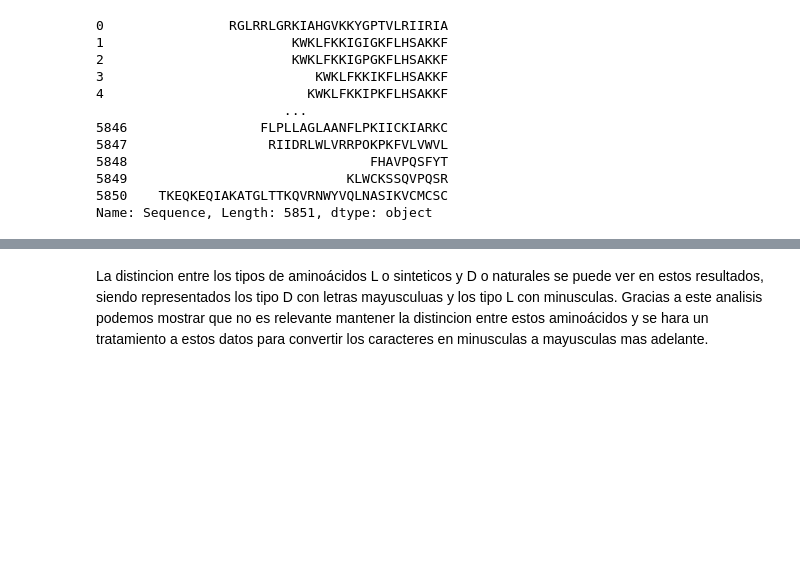
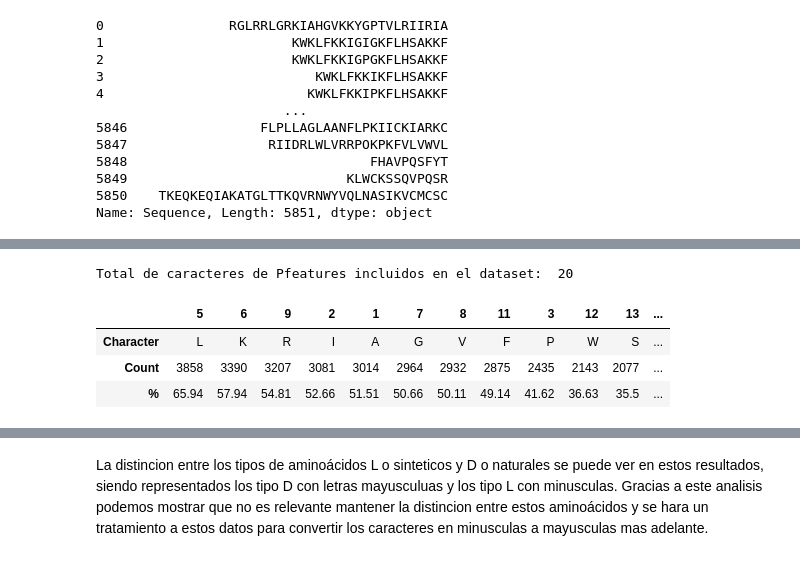
Before and after one commit to A01795375/Proyecto_Integrador_cancer, a Jupyter notebook: notebooks/Avance 2.1.ipynb, the cells around one changed output, grey strips where cells are left out. Drawn from its saved outputs; the diff is of its cells as text; code cells hidden in the pictures; blank space fills up the shorter version.

```diff
--- a/notebooks/Avance 2.1.ipynb
+++ b/notebooks/Avance 2.1.ipynb
@@ -212,0 +230,11 @@ char_count_df[char_count_df['Character'].isin(aminoacidos)].sort_values(by='Coun
+# %%
+# Aminoácidos Pfeatures Mayúsculas
+char_count_aapf = char_count_df[char_count_df['Character'].isin(aa_pfeature)]
+print('Total de caracteres de Pfeatures incluidos en el dataset: ', len(char_count_aapf))
+char_count_aapf.sort_values(by='Count', ascending=False).T
+# %% [output]
+Total de caracteres de Pfeatures incluidos en el dataset:  20
+|  | 5 | 6 | 9 | 2 | 1 | 7 | 8 | 11 | 3 | 12 | 13 | ... |
+| Character | L | K | R | I | A | G | V | F | P | W | S | ... |
+| Count | 3858 | 3390 | 3207 | 3081 | 3014 | 2964 | 2932 | 2875 | 2435 | 2143 | 2077 | ... |
+| % | 65.94 | 57.94 | 54.81 | 52.66 | 51.51 | 50.66 | 50.11 | 49.14 | 41.62 | 36.63 | 35.5 | ... |
```
Also changed, not shown: parts of 20 cells of this notebook, 2 other files.
